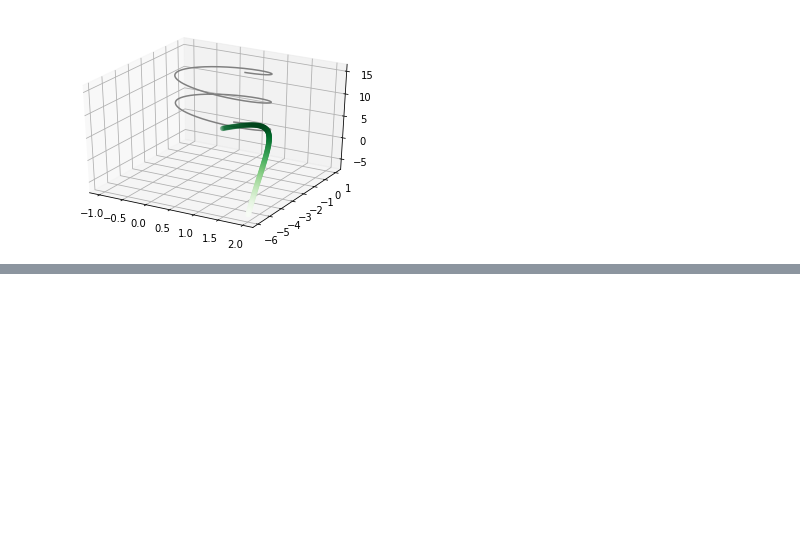
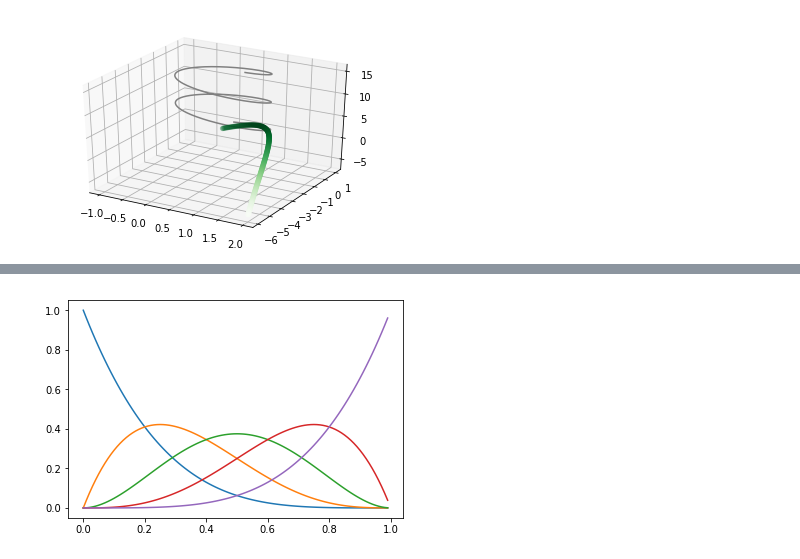
Before and after one commit to adhishagc/bezier-curve-python, a Jupyter notebook: Bezier_Curve_Representation.ipynb, the cells around one changed output, grey strips where cells are left out. Saved outputs shown, nothing was run; the diff lists cells and outputs as text; code cells hidden in the pictures; blank space fills up the shorter version.

```diff
--- a/Bezier_Curve_Representation.ipynb
+++ b/Bezier_Curve_Representation.ipynb
@@ -258,0 +209,5 @@ array([4.95e-08, 4.95e-08, 4.95e-08, 4.95e-08, 4.95e-08, 4.95e-08,
+# %%
+n = 4
+bernstein_plot(n)
+# %% [output]
+[figure, added]
```
Also changed, not shown: parts of 16 cells of this notebook.
